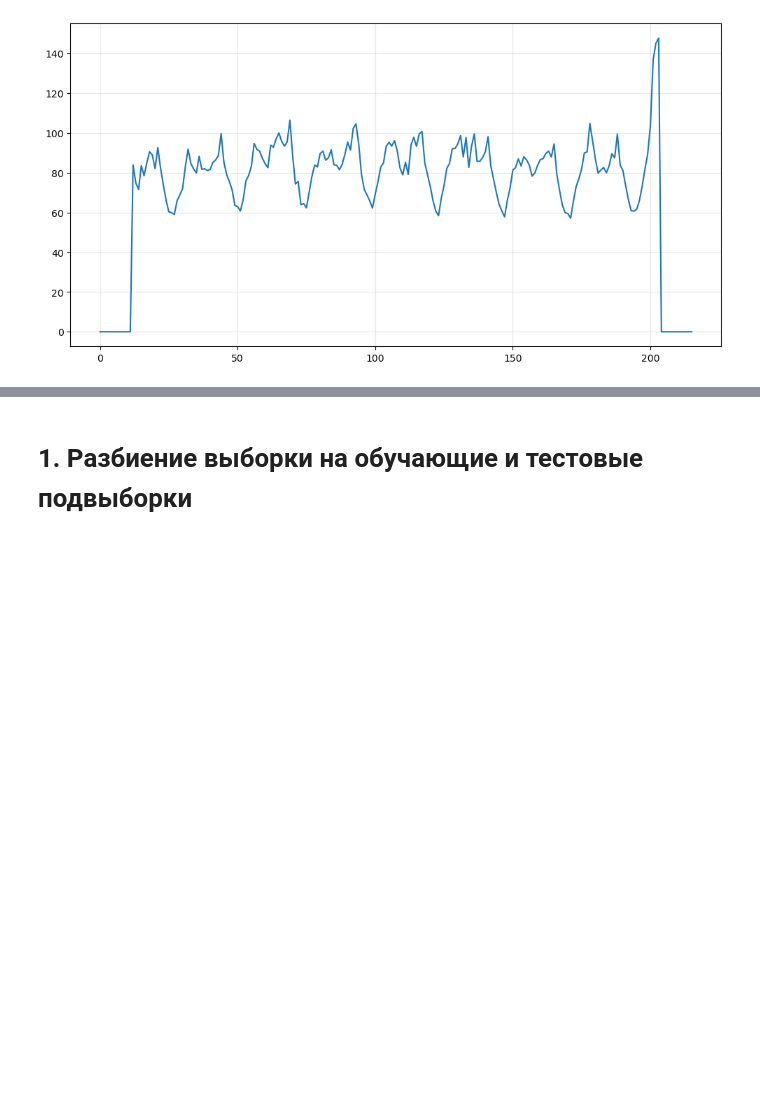
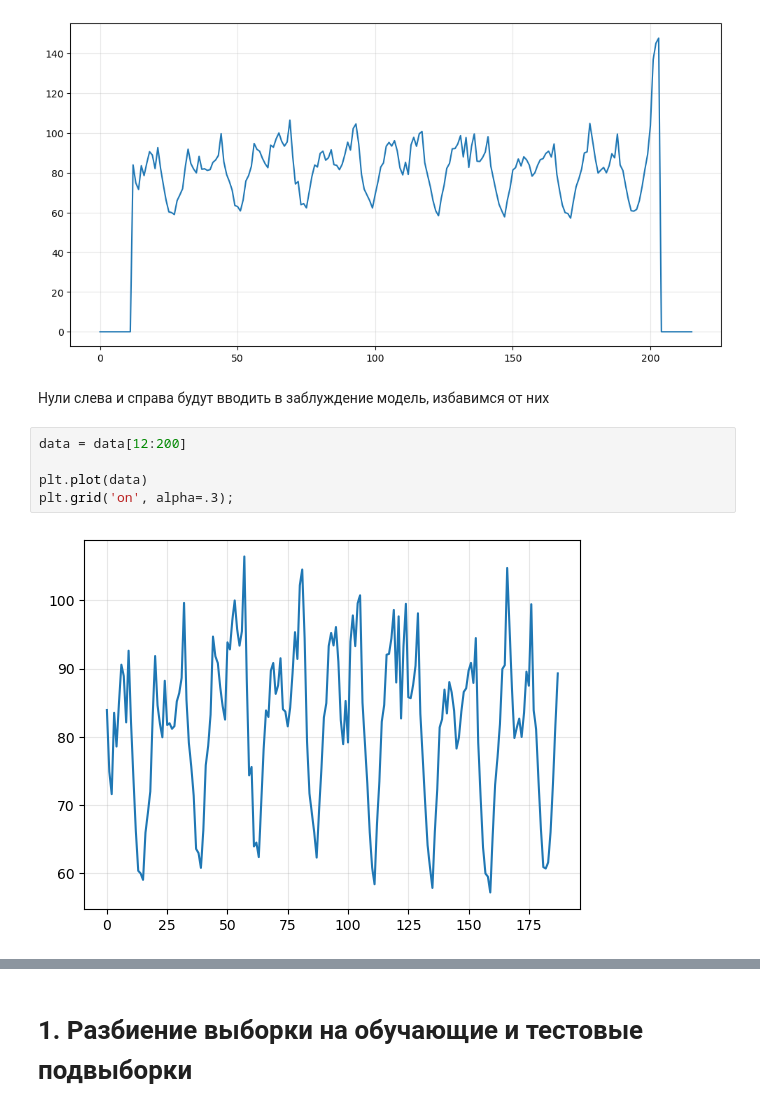
Before and after one commit to dnlygvtv/02_Python_for_Neural_Networks, a Jupyter notebook: HW/HW_5.ipynb, the cells around one changed output, grey strips where cells are left out. Saved outputs shown, nothing was run; the diff lists cells and outputs as text; blank space fills up the shorter version.

```diff
--- a/HW/HW_5.ipynb
+++ b/HW/HW_5.ipynb
@@ -65,3 +65,12 @@ plt.plot(data)
 plt.grid('on', alpha=.3);
 # %% [output]
 [figure]
+# %% [markdown]
+Нули слева и справа будут вводить в заблуждение модель, избавимся от них
+# %%
+data = data[12:200]
+
+plt.plot(data)
+plt.grid('on', alpha=.3);
+# %% [output]
+[figure, added]
```
Also changed, not shown: parts of 13 cells of this notebook.
